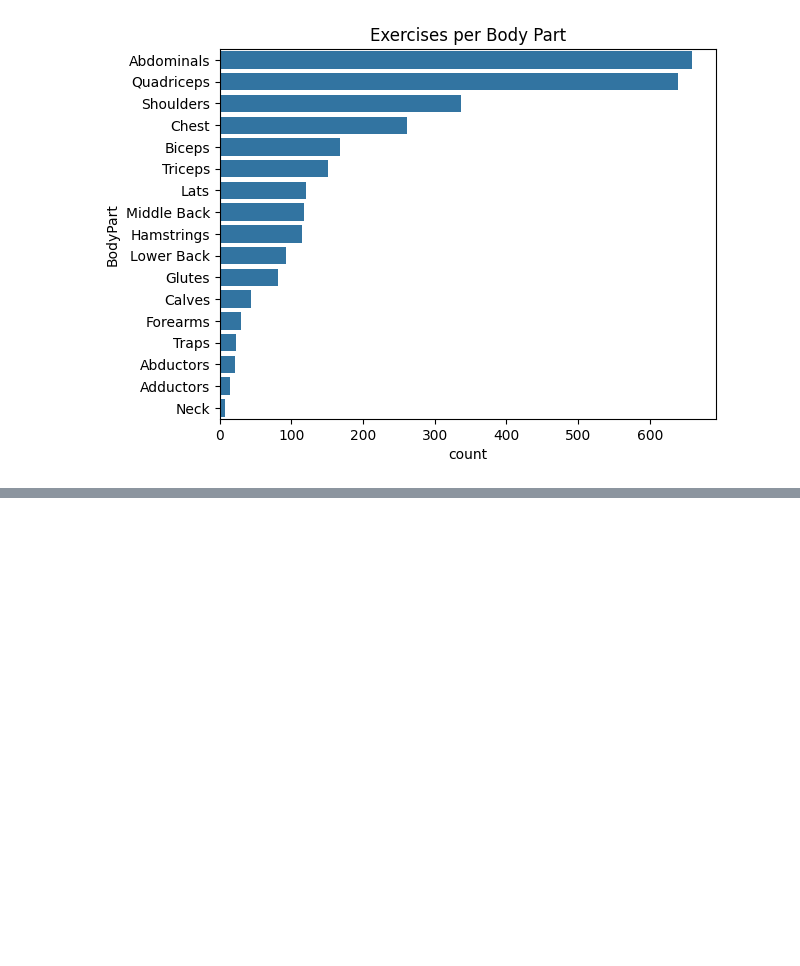
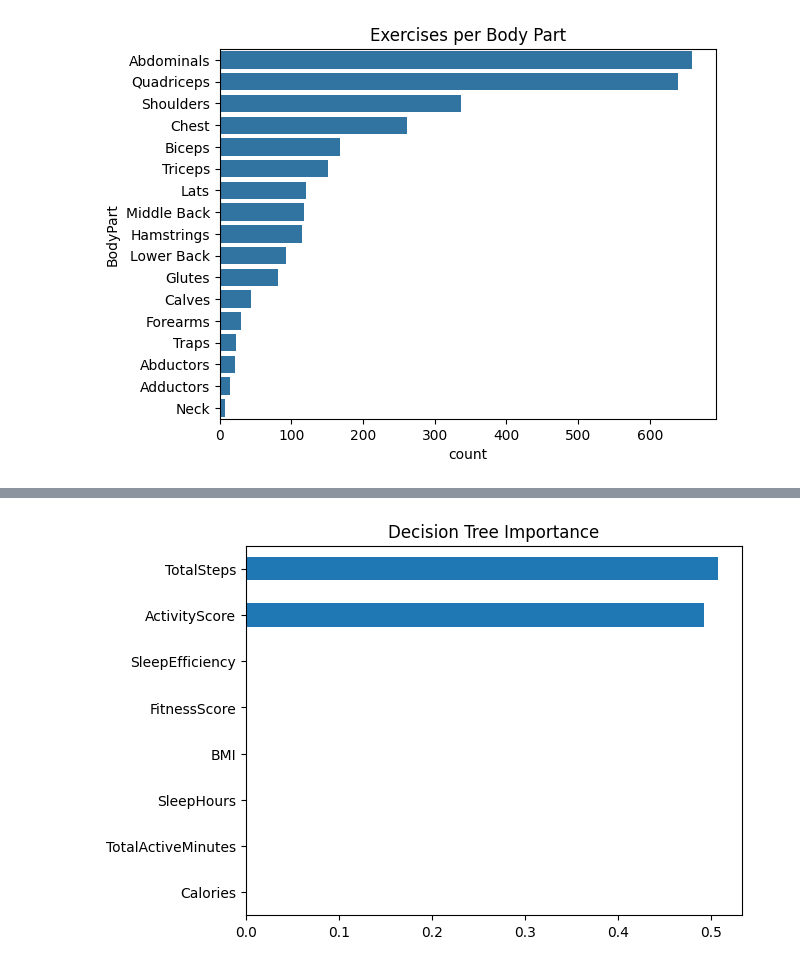
Before and after one commit to raikashifali11/Machine-Learning-Project, a Jupyter notebook: personalized-workout-recommendation.ipynb, the cells around one changed output, grey strips where cells are left out. Cells and saved outputs as stored; diff of their text form; code cells hidden in the pictures; blank space fills up the shorter version.

```diff
--- a/personalized-workout-recommendation.ipynb
+++ b/personalized-workout-recommendation.ipynb
@@ -723,0 +791,34 @@ plt.show()
+# %%
+# Step 1 — Create Target Variable
+
+# Create Activity Level Category
+def activity_level(steps):
+    if steps < 5000:
+        return "Low"
+    elif steps < 10000:
+        return "Moderate"
+    else:
+        return "High"
+
+fitbit_data["ActivityLevel"] = fitbit_data["TotalSteps"].apply(activity_level)
+
+# Encode Target Variable
+from sklearn.preprocessing import LabelEncoder
+
+le = LabelEncoder()
+fitbit_data["ActivityLevel"] = le.fit_transform(fitbit_data["ActivityLevel"])
+# %%
+# Step 2 — Select Features
+features = [
+    "TotalSteps", "Calories", "TotalActiveMinutes",
+    "SleepHours", "BMI", "ActivityScore",
+    "SleepEfficiency", "FitnessScore"
+]
+
+X = fitbit_data[features]
+y = fitbit_data["ActivityLevel"]
+# %%
+# Step 3 — Train-Test Split
+from sklearn.model_selection import train_test_split
+
+X_train, X_test, y_train, y_test = train_test_split(X, y, test_size=0.2)
@@ -723,0 +827,12 @@ plt.show()
+# %%
+# Decision Tree
+from sklearn.tree import DecisionTreeClassifier
+
+dt = DecisionTreeClassifier()
+dt.fit(X_train, y_train)
+
+dt_importance = pd.Series(dt.feature_importances_, index=features)
+dt_importance.sort_values().plot(kind='barh', title="Decision Tree Importance")
+plt.show()
+# %% [output]
+[figure, added]
```
Also changed, not shown: parts of 35 cells of this notebook.
